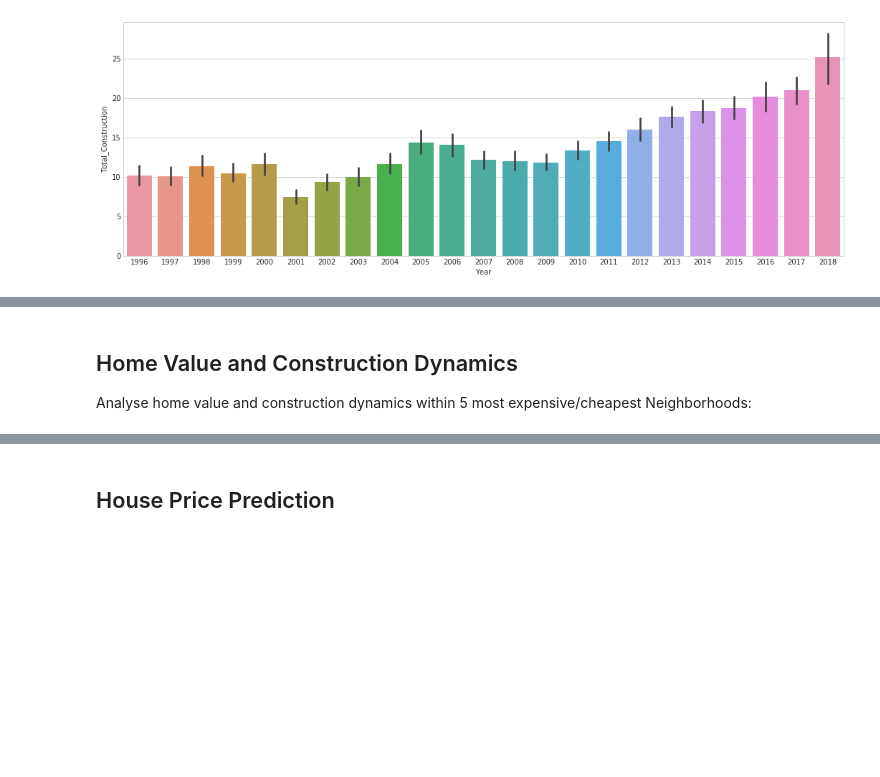
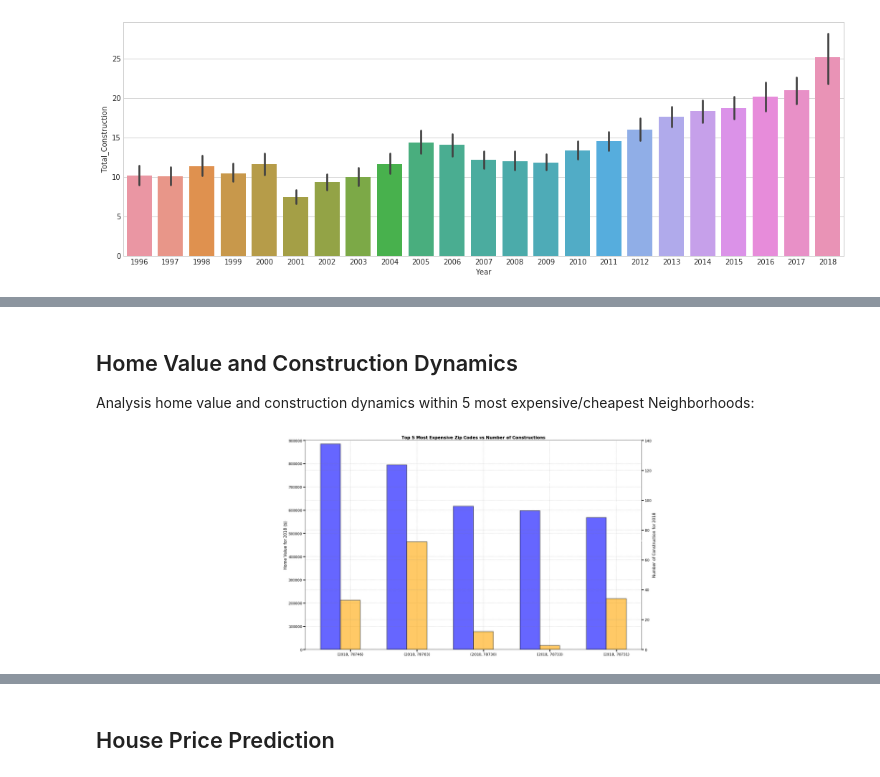
Before and after one commit to KeithBreach/project-01, a Jupyter notebook: notebooks/20.0.slide.show.ipynb, the cells around one changed output, grey strips where cells are left out. Cells and saved outputs as stored; diff of their text form; code cells hidden in the pictures; blank space fills up the shorter version.

Commit message:
slide show updated with the bar plots

```diff
--- a/notebooks/20.0.slide.show.ipynb
+++ b/notebooks/20.0.slide.show.ipynb
@@ -258,7 +258,7 @@ NameError: name 'data' is not defined
 # %% [markdown]
 
 ## Home Value and Construction Dynamics
-Analyse home value and construction dynamics within 5 most expensive/cheapest Neighborhoods:
+Analysis home value and construction dynamics within 5 most expensive/cheapest Neighborhoods:
 # %%
 bar_plot_2 = df_data[["Zip Code", "Year", "Month", "Home Value Index", "Total_NewConstructions"]]
 year_select = 2018
@@ -308,3 +307,24 @@ plt.savefig("../Reports/Figures/ZHVI_vs_construction-top.png")
+# %%
+figsize = (20, 12)
+fig = plt.figure(figsize=figsize)
+ax1 = fig.subplots(1, 1)
+title = "Top 5 Most Expensive Zip Codes vs Number of Constructions"
+ylabel = f"Home Value for {year_select} ($)"
+ylabel2 = f"Number of Construction for {year_select}"
+plt.ylim(0,900000)
+bar(height, ticklabels=labels,
+    ylabel=ylabel,
+    ax=ax1, title=title, width=width,
+    x=x)
+ax2 = ax1.twinx()
+bar(height2, ticklabels=labels,
+    ylabel=ylabel2,
+    ax=ax2, title=title, width=width,
+    x=x+width, color="orange")
+ax2.set_ylim(0, 140)
+plt.savefig(f"../Reports/Figures/ZHVI_vs_construction-top-{year_select}.png")
+# %% [output]
+[figure, added]
 # %%
 sort_bar2 = bar_plot_g2.mean().sort_values(["Home Value Index"], ascending=False, inplace=False)
 sort_bot_5 = sort_bar2.loc[:,["Home Value Index", "Total_NewConstructions"]].tail()
```
Also changed, not shown: parts of 24 cells of this notebook.
